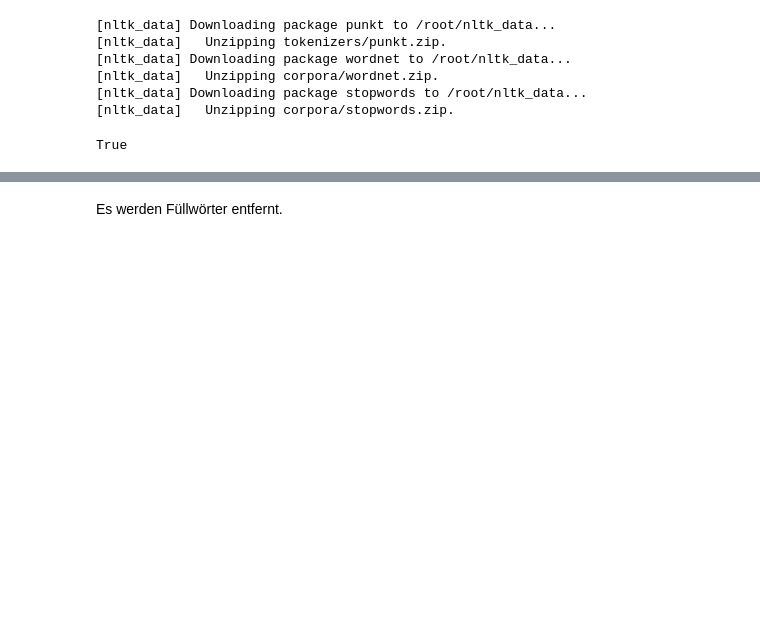
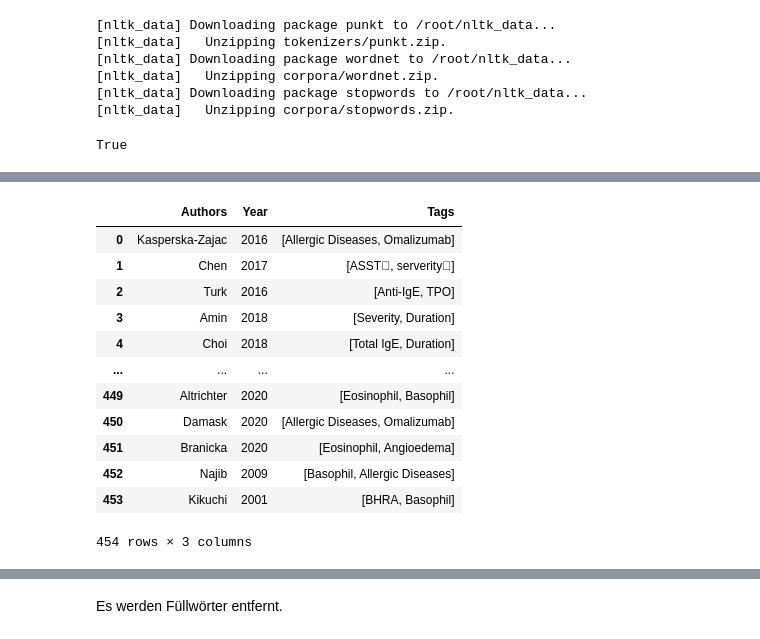
Before and after one commit to JulianSchmidtke/CAPTUM, a Jupyter notebook: AsuD_CAPTUM_v0.1.ipynb, the cells around one changed output, grey strips where cells are left out. Drawn from its saved outputs; the diff is of its cells as text; code cells hidden in the pictures; blank space fills up the shorter version.

```diff
--- a/AsuD_CAPTUM_v0.1.ipynb
+++ b/AsuD_CAPTUM_v0.1.ipynb
@@ -87,3 +116,23 @@ print(fileYear)
+# %%
+# create dataframe for further analytics w/o the duplicate articles
+df_analyze = df_files.drop_duplicates(subset=['Checksum'], keep='first')
+df_analyze.reset_index(inplace=True, drop=True)
+df_analyze = df_analyze.loc[:,['Authors','Year','Tags']]
+df_analyze
+# %% [output]
+|  | Authors | Year | Tags |
+| 0 | Kasperska-Zajac | 2016 | [Allergic Diseases, Omalizumab] |
+| 1 | Chen | 2017 | [ASST, serverity] |
+| 2 | Turk | 2016 | [Anti-IgE, TPO] |
+| 3 | Amin | 2018 | [Severity, Duration] |
+| 4 | Choi | 2018 | [Total IgE, Duration] |
+| ... | ... | ... | ... |
+| 449 | Altrichter | 2020 | [Eosinophil, Basophil] |
+| 450 | Damask | 2020 | [Allergic Diseases, Omalizumab] |
+| 451 | Branicka | 2020 | [Eosinophil, Angioedema] |
+| 452 | Najib | 2009 | [Basophil, Allergic Diseases] |
+| 453 | Kikuchi | 2001 | [BHRA, Basophil] |
+454 rows × 3 columns
 # %%
 #Einen leeren Pandas-Dataframe erstellen
 
```
Also changed, not shown: parts of 12 cells of this notebook.
